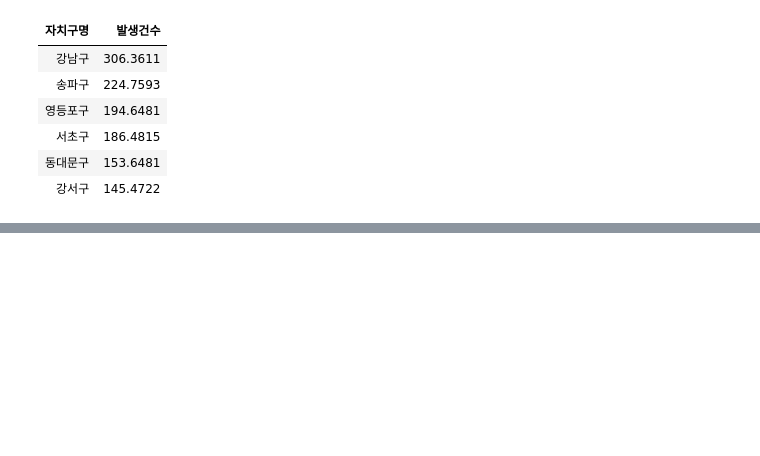
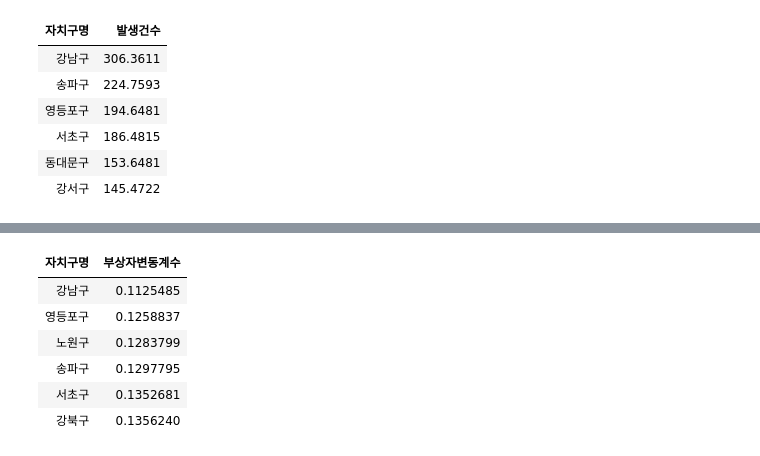
Before and after one commit to swyoo39/R_base, a Jupyter notebook: R_base/08.파일 입출력.ipynb, the cells around one changed output, grey strips where cells are left out. Cells and saved outputs as stored; diff of their text form; code cells hidden in the pictures; blank space fills up the shorter version.

```diff
--- a/R_base/08.파일 입출력.ipynb
+++ b/R_base/08.파일 입출력.ipynb
@@ -637,0 +684,12 @@ head(arrange(regionAcc.mean,desc(발생건수)))
+# %%
+# 서울시 교통사고 부상자 수에 대한 변동계수 구하기, 1줄로 : []이걸로 입력하면 colnames도 그대로 가져온다.
+regionInjure<-data.frame(자치구명=aggregate(부상자수 ~ 자치구명,seoul,sd)$자치구명,부상자변동계수=aggregate(부상자수 ~ 자치구명,seoul,sd)$부상자수/aggregate(부상자수 ~ 자치구명,seoul,mean)$부상자수)
+head(arrange(regionInjure,부상자변동계수))
+# %% [output]
+| 자치구명 | 부상자변동계수 |
+| 강남구 | 0.1125485 |
+| 영등포구 | 0.1258837 |
+| 노원구 | 0.1283799 |
+| 송파구 | 0.1297795 |
+| 서초구 | 0.1352681 |
+| 강북구 | 0.1356240 |
```
Also changed, not shown: parts of 20 cells of this notebook, 3 other files.
